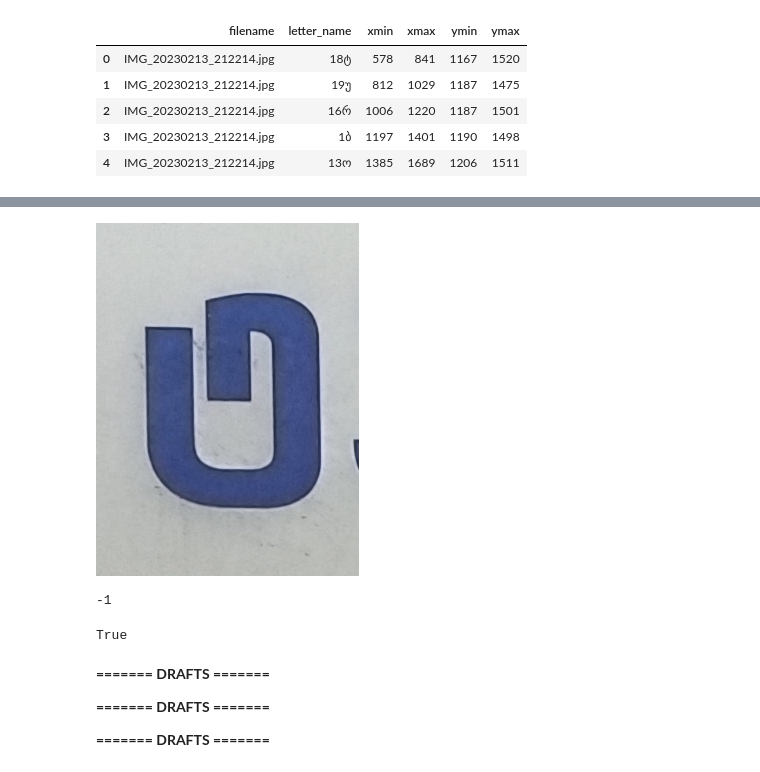
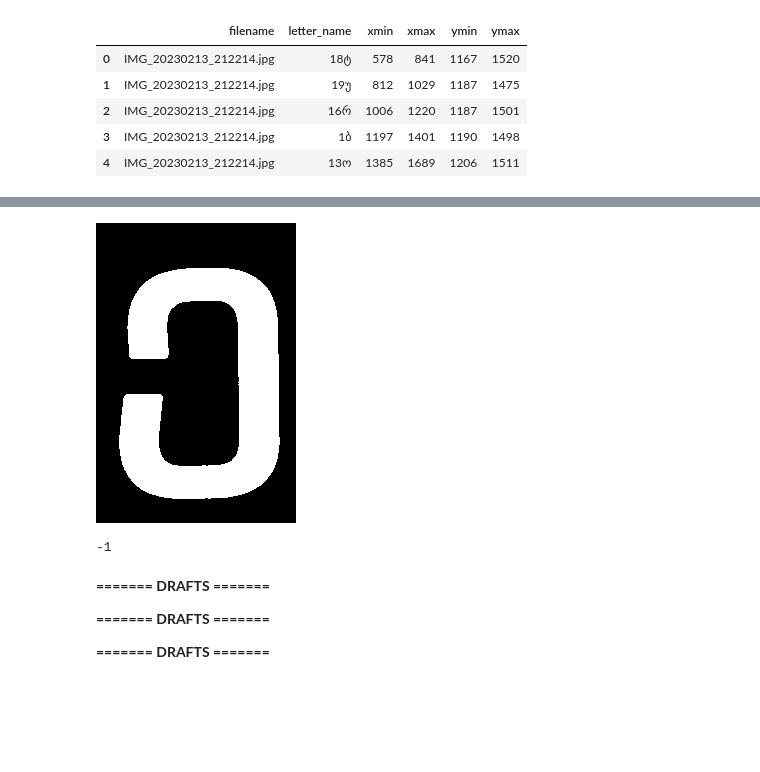
Before and after one commit to am-tropin/georgian-letters, a Jupyter notebook: Georgian_letters_recognition_TF.ipynb, the cells around one changed output, grey strips where cells are left out. Drawn from its saved outputs; the diff is of its cells as text; code cells hidden in the pictures; blank space fills up the shorter version.

Commit message:
from Colaboratory

```diff
--- a/Georgian_letters_recognition_TF.ipynb
+++ b/Georgian_letters_recognition_TF.ipynb
@@ -164,18 +202,21 @@ for f in files:
+# %%
+# write thresh to disk
+cv2.imwrite("gray_with_spots_thresh.png", thresh)
+
+# display it
+cv2_imshow(thresh)
+cv2.waitKey(0)
+# %% [output]
+[figure, added]
+-1
 # %%
 
-img = cv2.imread("georgian-letters-photo-database/IMG_20230213_212214.jpg")
-crop_img = img[1167:1520, 578:841]
-# cv2.imshow("cropped", crop_img)
-# cv2.imshow() is disabled in Colab, because it causes Jupyter sessions
-# to crash; see https://github.com/jupyter/notebook/issues/3935.
-# As a substitution, consider using
-#   from google.colab.patches import cv2_imshow
-cv2_imshow(crop_img)
-cv2.waitKey(0)
+# img = cv2.imread("georgian-letters-photo-database/IMG_20230213_212214.jpg")
+# crop_img = img[1167:1520, 578:841]
+# # cv2.imshow("cropped", crop_img)
+# # cv2.imshow() is disabled in Colab, because it causes Jupyter sessions
+# # to crash; see https://github.com/jupyter/notebook/issues/3935.
+# # As a substitution, consider using
+# #   from google.colab.patches import cv2_imshow
+# cv2_imshow(crop_img)
+# cv2.waitKey(0)
-# %% [output]
-[figure, removed]
--1
-# %%
-cv2.imwrite('croped_images/crop_img.jpg', crop_img)
-# %% [output]
-True
```
Also changed, not shown: parts of 8 cells of this notebook.
